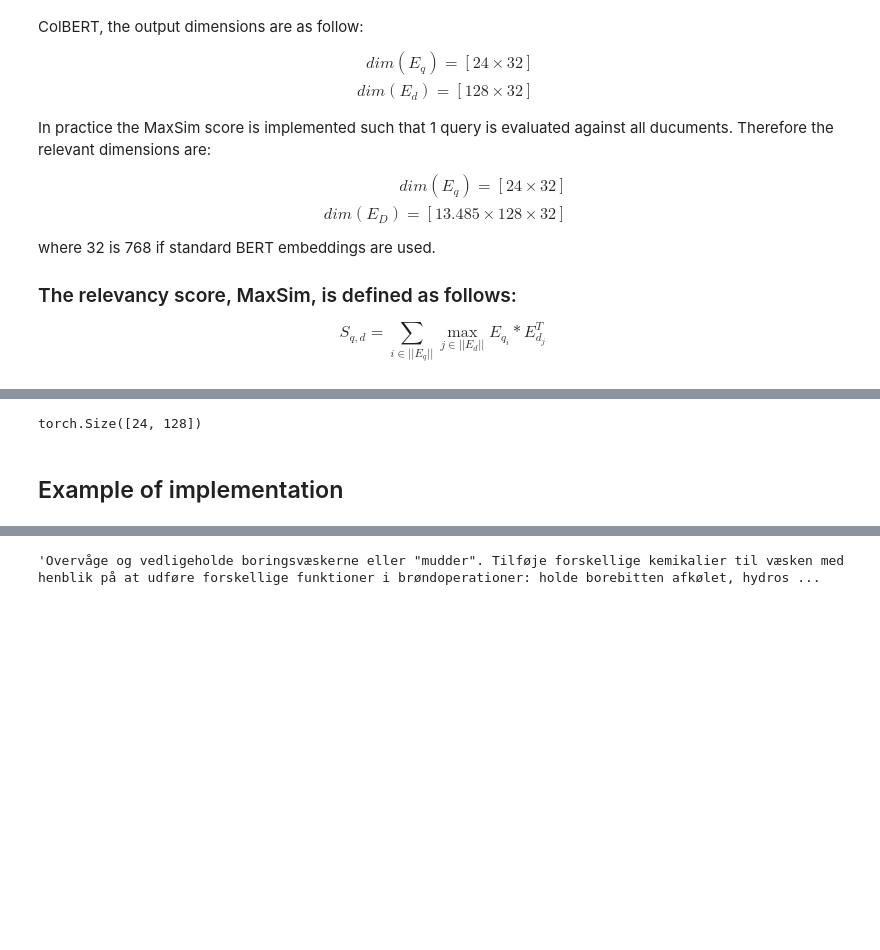
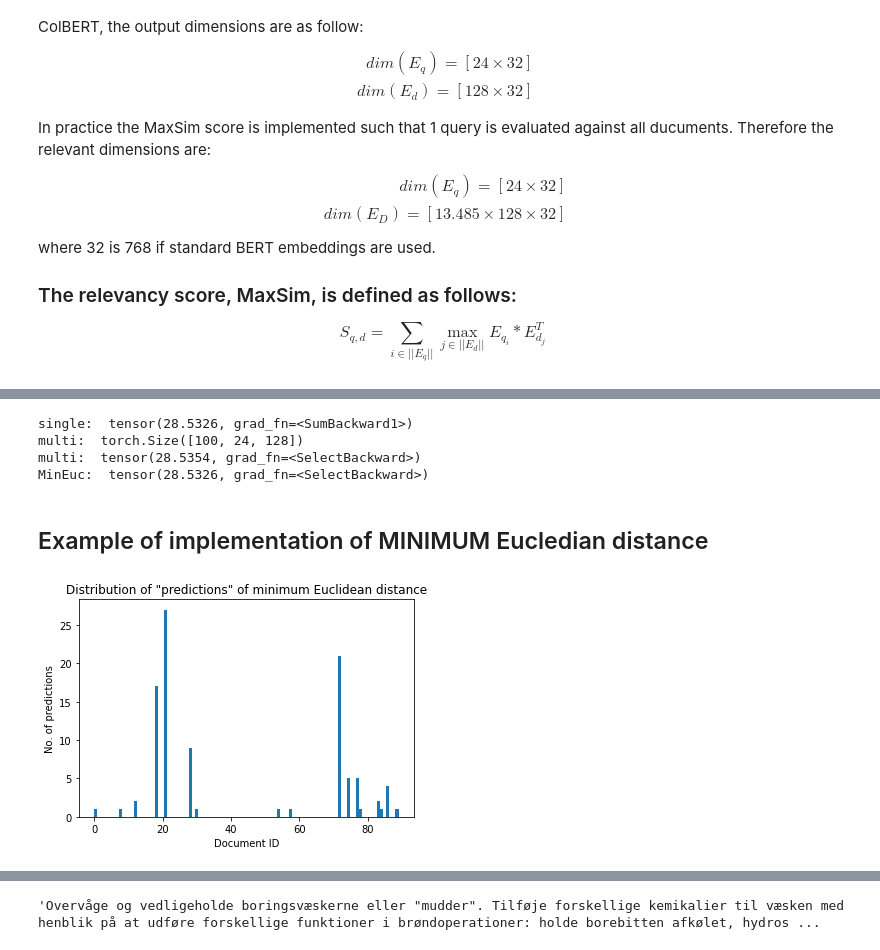
Before and after one commit to MartinBA741/SkillsColBERT, a Jupyter notebook: predict_colbert.ipynb, the cells around one changed output, grey strips where cells are left out. Saved outputs shown, nothing was run; the diff lists cells and outputs as text; code cells hidden in the pictures; blank space fills up the shorter version.

```diff
--- a/predict_colbert.ipynb
+++ b/predict_colbert.ipynb
@@ -200,6 +156 @@ single tensor:
-# %%
-batch_mm[0].shape
-q_outputs[0]
-# %% [output]
-torch.Size([24, 128])
 # %%
@@ -222,4 +169,30 @@ def MaxSimEuc(q, D):
 
     return S_qD
+# %%
+######## DIMENSION CHECK ########
+n = 0     # query number
+m = 57    # document number
+
+# one query vs one document
+batch_mm = torch.cdist(q_outputs[n], d_outputs[m])
+mini, _ = torch.min(batch_mm, dim=1) # dim=1 or dim=2
+single = torch.sum(mini, dim=0)
+print('single: ', single)
+
+# one query vs all documents
+batch_mm = torch.cdist(q_outputs[n], d_outputs)
+mini, _ = torch.min(batch_mm, dim=2) # dim=1 or dim=2
+S_qD = torch.sum(mini, dim=1)
+print('multi: ', batch_mm.shape)
+
+print('multi: ', S_qD[n])
+
+# MinEuc function query vs all documents
+print('MinEuc: ', MinEuc(q_outputs[n], d_outputs)[m])
+# %% [output]
+single:  tensor(28.5326, grad_fn=<SumBackward1>)
+multi:  torch.Size([100, 24, 128])
+multi:  tensor(28.5354, grad_fn=<SelectBackward>)
+MinEuc:  tensor(28.5326, grad_fn=<SelectBackward>)
 # %% [markdown]
-## Example of implementation
+## Example of implementation of MINIMUM Eucledian distance
@@ -225,0 +221,9 @@ def MaxSimEuc(q, D):
+# %%
+# Distribution of "predictions"
+plt.hist(most_similar_docID, bins=D.shape[0])
+plt.title('Distribution of "predictions" of minimum Euclidean distance')
+plt.xlabel('Document ID')
+plt.ylabel('No. of predictions')
+plt.show()
+# %% [output]
+[figure, added]
```
Also changed, not shown: parts of 15 cells of this notebook.
